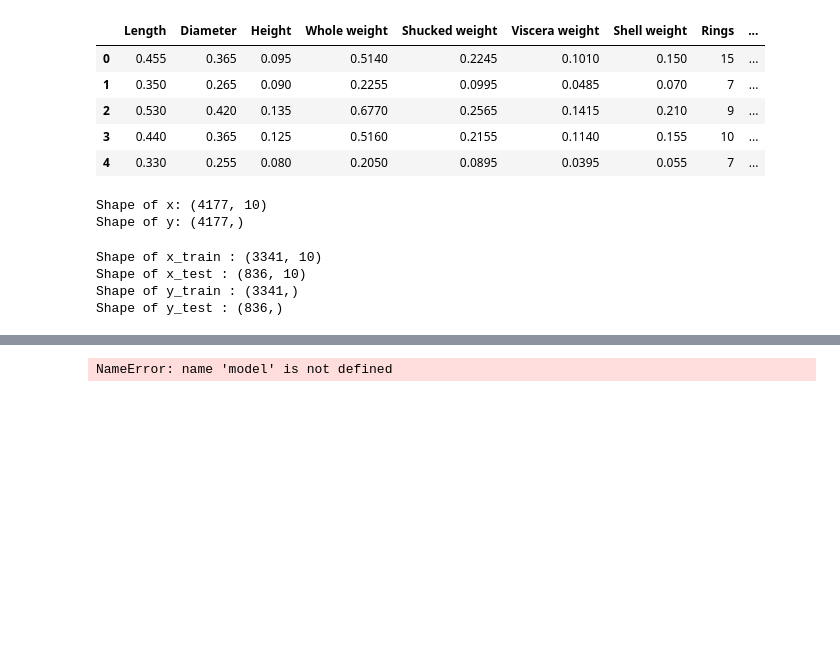
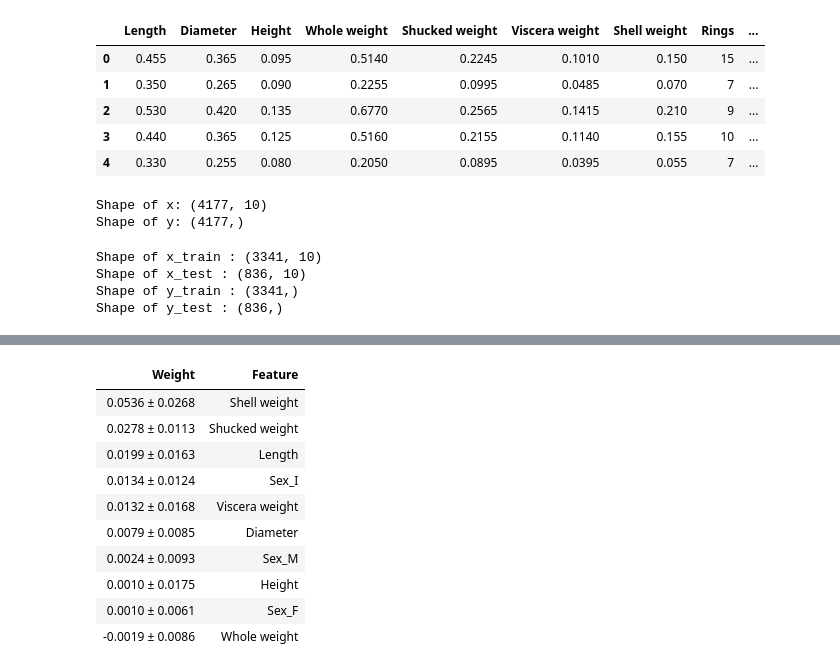
Before and after one commit to Drona96/Abalone-Age-Prediction, a Jupyter notebook: abalone.ipynb, the cells around one changed output, grey strips where cells are left out. Drawn from its saved outputs; the diff is of its cells as text; code cells hidden in the pictures; blank space fills up the shorter version.

```diff
--- a/abalone.ipynb
+++ b/abalone.ipynb
@@ -225,12 +238,22 @@ R2 Score : 0.4185623936461461
 # %%
 # let's check the importance of each attributes
 
 
 #for purmutation importance
 import eli5
 from eli5.sklearn import PermutationImportance
 
 perm = PermutationImportance(model, random_state = 0).fit(x_test, y_test)
-eli5.show_weights(feature_names = x_test.columns.tolist())
+eli5.show_weights(perm,feature_names = x_test.columns.tolist())
 # %% [output]
-NameError: name 'model' is not defined
+| Weight | Feature |
+| 0.0536 ± 0.0268 | Shell weight |
+| 0.0278 ± 0.0113 | Shucked weight |
+| 0.0199 ± 0.0163 | Length |
+| 0.0134 ± 0.0124 | Sex_I |
+| 0.0132 ± 0.0168 | Viscera weight |
+| 0.0079 ± 0.0085 | Diameter |
+| 0.0024 ± 0.0093 | Sex_M |
+| 0.0010 ± 0.0175 | Height |
+| 0.0010 ± 0.0061 | Sex_F |
+| -0.0019 ± 0.0086 | Whole weight |
```
Also changed, not shown: parts of 4 cells of this notebook.
